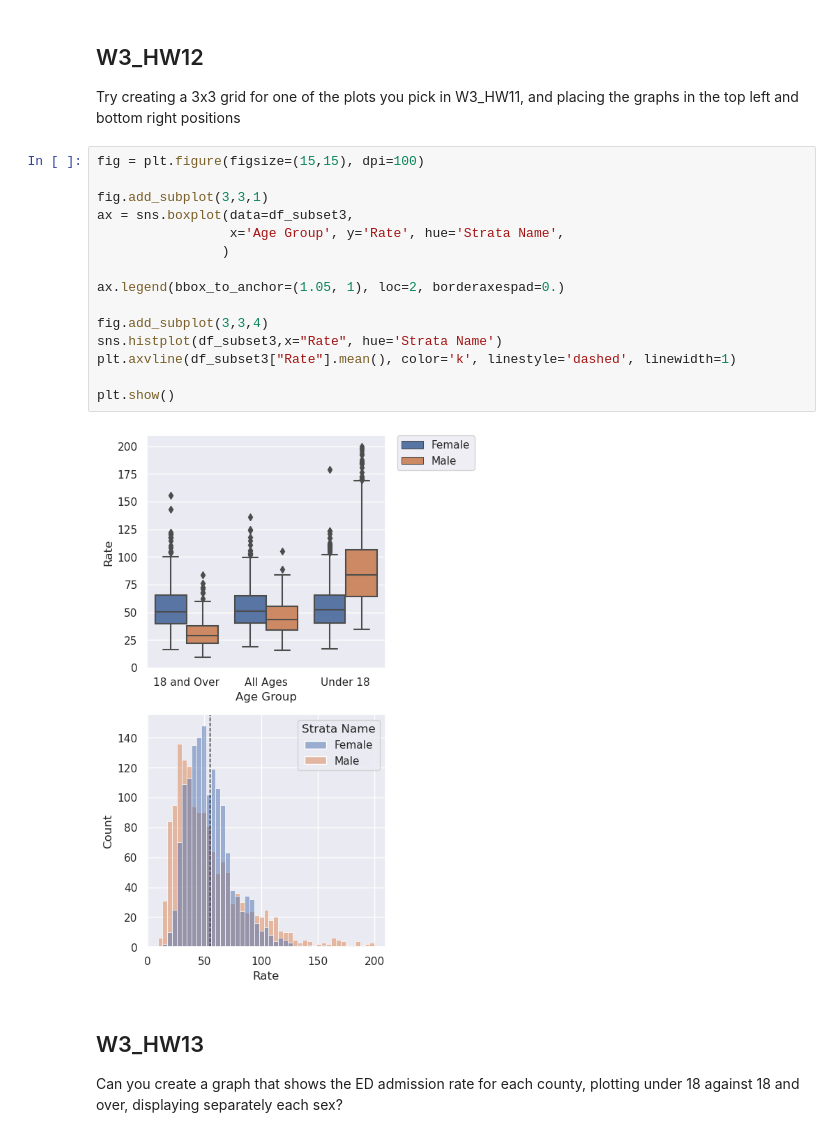
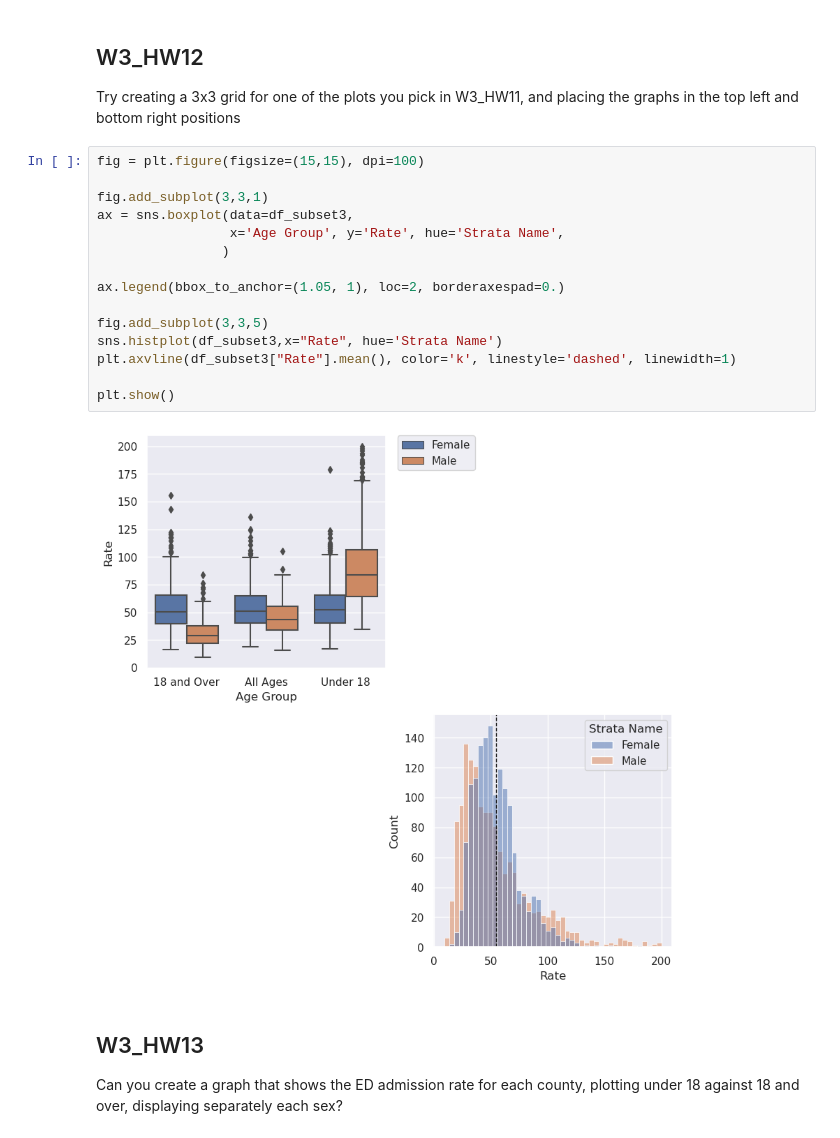
Before and after one commit to ramayyala/TRGN_515, a Jupyter notebook: Homeworks/W3-HWproblems.ipynb, the cells around one changed output. Cells and saved outputs as stored; diff of their text form.

```diff
--- a/Homeworks/W3-HWproblems.ipynb
+++ b/Homeworks/W3-HWproblems.ipynb
@@ -89,20 +73,20 @@ Try creating a 3x3 grid for one of the plots you pick in W3_HW11, and placing th
 # %%
 fig = plt.figure(figsize=(15,15), dpi=100)
 
 fig.add_subplot(3,3,1)
 ax = sns.boxplot(data=df_subset3,
                  x='Age Group', y='Rate', hue='Strata Name',
                 )
 
 ax.legend(bbox_to_anchor=(1.05, 1), loc=2, borderaxespad=0.)
 
-fig.add_subplot(3,3,4)
+fig.add_subplot(3,3,5)
 sns.histplot(df_subset3,x="Rate", hue='Strata Name')
 plt.axvline(df_subset3["Rate"].mean(), color='k', linestyle='dashed', linewidth=1)
 
 plt.show()
 # %% [output]
-[figure, old version]
+[figure, new version]
 # %% [markdown]
 ## W3_HW13
 
```
Also changed, not shown: parts of 4 cells of this notebook.
